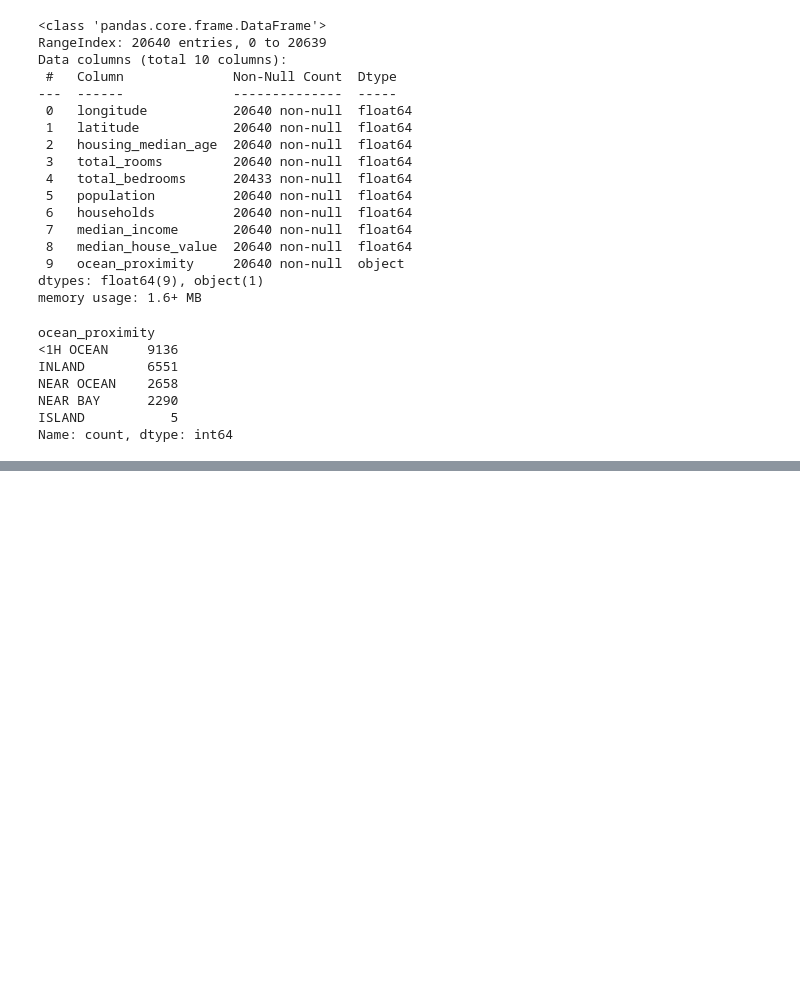
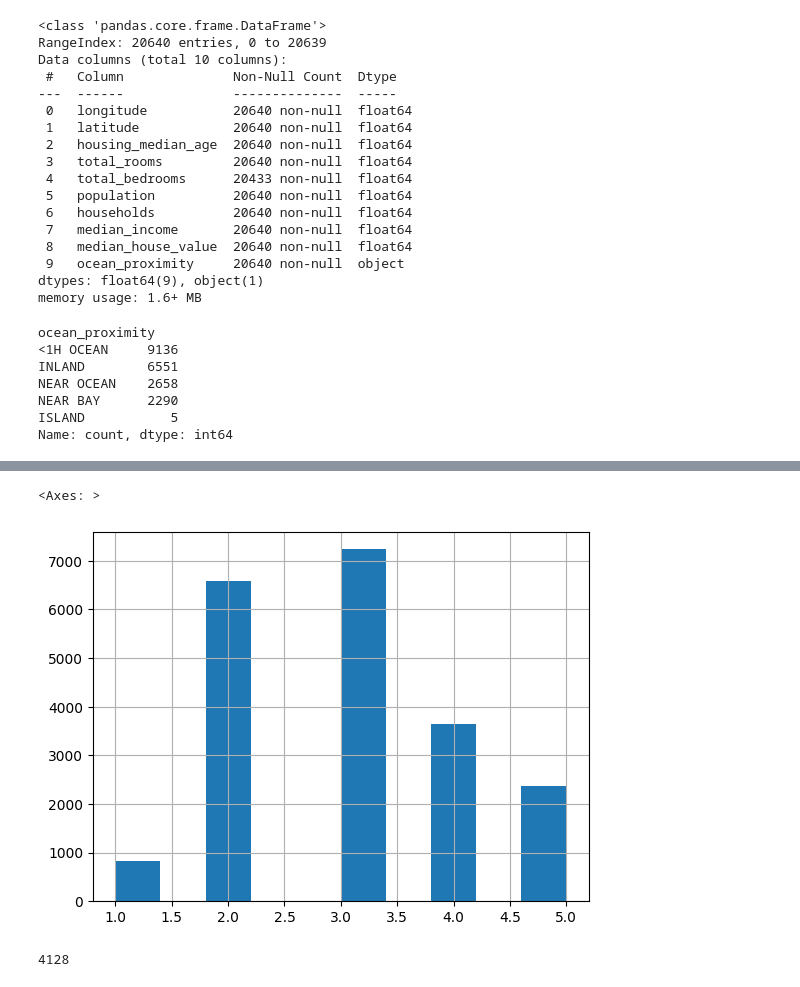
Before and after one commit to amirho3eintaghavii/amirho3eintaghavii, a Jupyter notebook: UniAzad.ipynb, the cells around one changed output, grey strips where cells are left out. Drawn from its saved outputs; the diff is of its cells as text; code cells hidden in the pictures; blank space fills up the shorter version.

```diff
--- a/UniAzad.ipynb
+++ b/UniAzad.ipynb
@@ -84,0 +108,5 @@ Name: count, dtype: int64
+# %%
+housing["income_cat"].hist()
+# %% [output]
+<Axes: >
+[figure, added]
@@ -84,0 +120,4 @@ Name: count, dtype: int64
+# %%
+len(strat_test_set)
+# %% [output]
+4128
```
Also changed, not shown: parts of 11 cells of this notebook.
